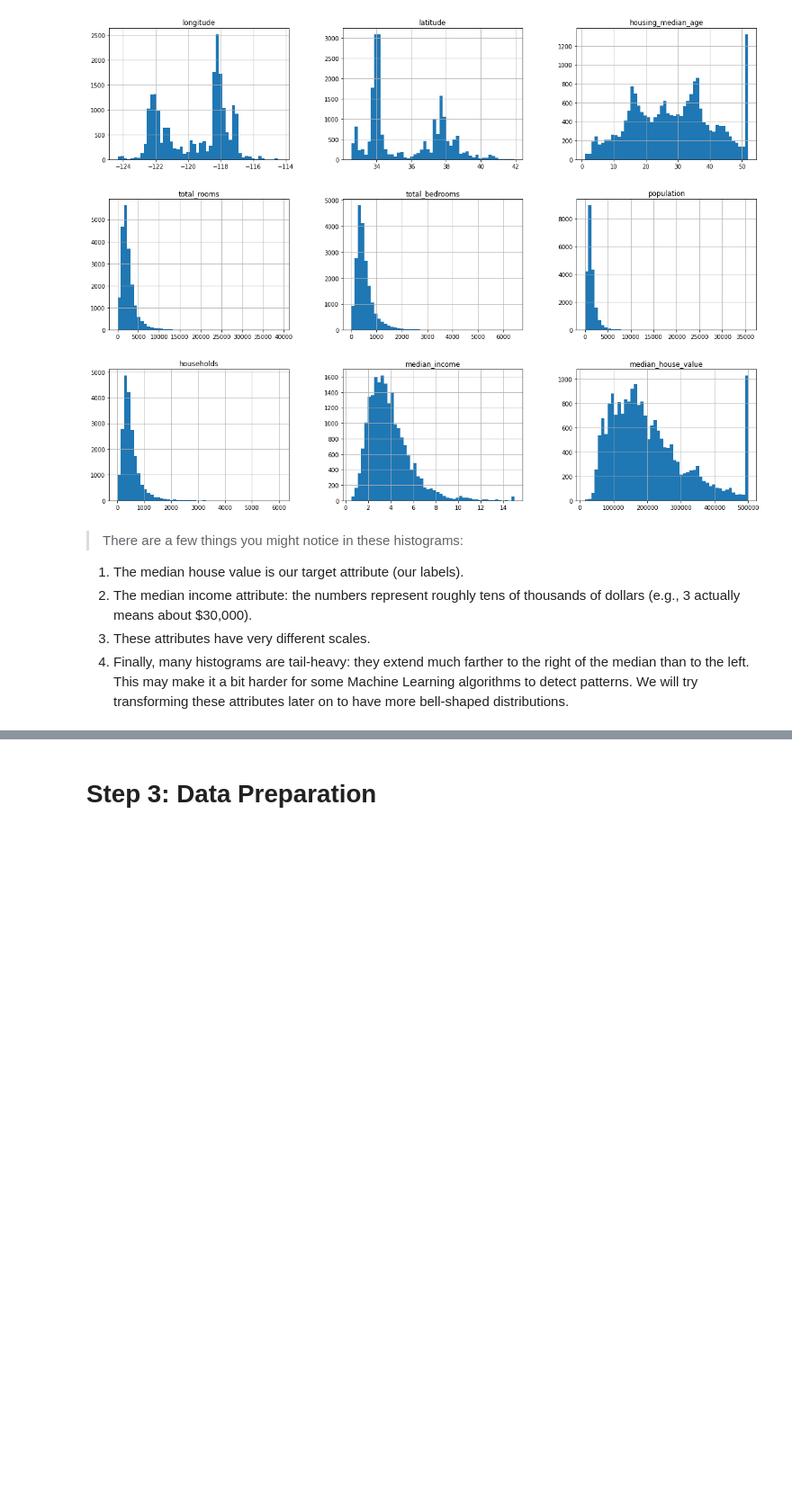
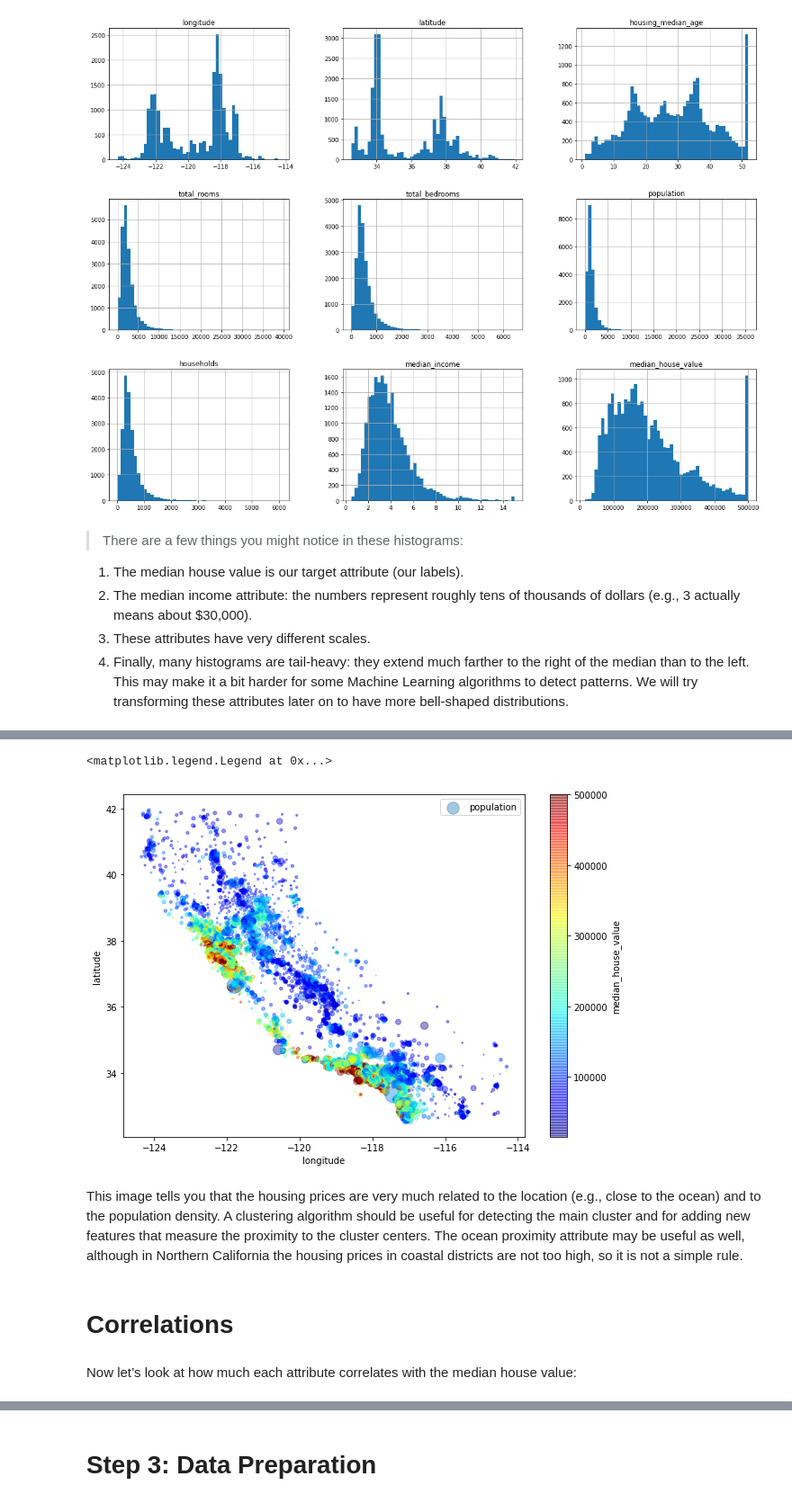
Before and after one commit to trungphan9x/ML_project1, a Jupyter notebook: trung_colab.ipynb, the cells around one changed output, grey strips where cells are left out. Shown at 90% size. Drawn from its saved outputs; the diff is of its cells as text; code cells hidden in the pictures; blank space fills up the shorter version.

```diff
--- a/trung_colab.ipynb
+++ b/trung_colab.ipynb
@@ -115,0 +140,13 @@ plt.show()
+# %%
+housing.plot(kind="scatter", x="longitude", y="latitude", alpha=0.4,
+             s=housing["population"]/100, label="population", figsize=(10,7),
+             c="median_house_value", cmap=plt.get_cmap("jet"), colorbar=True,
+             sharex=False)
+plt.legend()
+# %% [output]
+<matplotlib.legend.Legend at 0x...>
+[figure, added]
+# %% [markdown]
+This image tells you that the housing prices are very much related to the location (e.g., close to the ocean) and to the population density. A clustering algorithm should be useful for detecting the main cluster and for adding new features that measure the proximity to the cluster centers. The ocean proximity attribute may be useful as well, although in Northern California the housing prices in coastal districts are not too high, so it is not a simple rule.
+# %% [markdown]
+# Correlations
@@ -115,0 +155,2 @@ plt.show()
+# %% [markdown]
+Now let’s look at how much each attribute correlates with the median house value:
```
Also changed, not shown: parts of 28 cells of this notebook.
